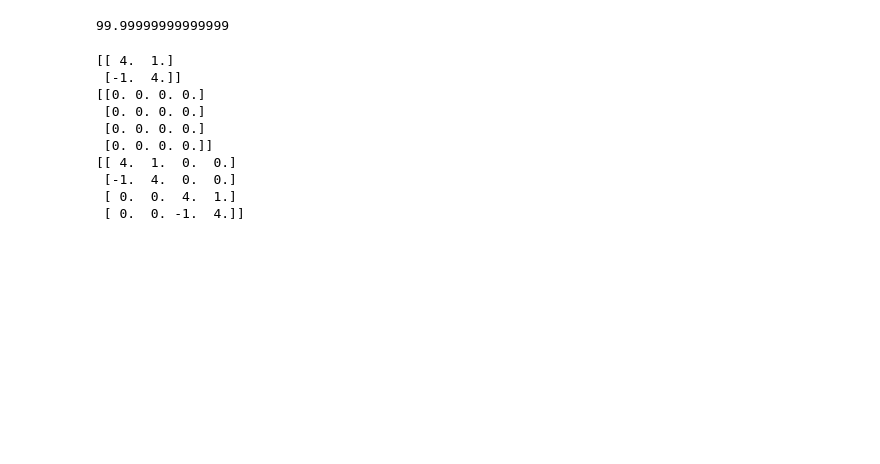
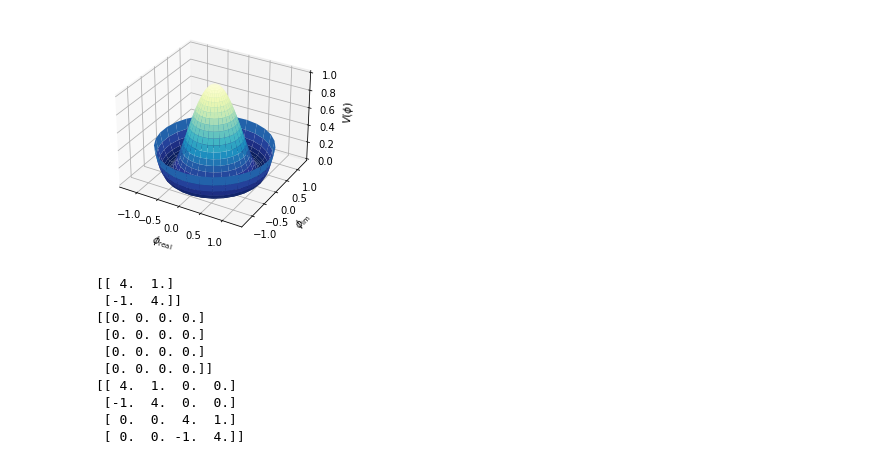
Before and after one commit to E314ling/SOC, a Jupyter notebook: OpenAI.ipynb, the cells around one changed output. Saved outputs shown, nothing was run; the diff lists cells and outputs as text; code cells hidden in the pictures; blank space fills up the shorter version.

```diff
--- a/OpenAI.ipynb
+++ b/OpenAI.ipynb
@@ -7,10 +8,30 @@ from keras import layers, optimizers, losses
 import matplotlib.pyplot as plt
 import time
 from scipy.sparse import diags
-# %%
-10e-2**-2
-# %% [output]
-99.99999999999999
+# %%
+fig = plt.figure()
+ax = fig.add_subplot(projection='3d')
+# Create the mesh in polar coordinates and compute corresponding Z.
+r = np.linspace(0, 1.25, 30)
+p = np.linspace(0, 2*np.pi, 30)
+R, P = np.meshgrid(r, p)
+Z = ((R**2 - 1)**2)
+
+# Express the mesh in the cartesian system.
+X, Y = R*np.cos(P), R*np.sin(P)
+
+# Plot the surface.
+ax.plot_surface(X, Y, Z, cmap=plt.cm.YlGnBu_r)
+
+# Tweak the limits and add latex math labels.
+ax.set_zlim(0, 1)
+ax.set_xlabel(r'$\phi_\mathrm{real}$')
+ax.set_ylabel(r'$\phi_\mathrm{im}$')
+ax.set_zlabel(r'$V(\phi)$')
+
+plt.show()
+# %% [output]
+[figure, added]
 # %%
 
 
```
Also changed, not shown: parts of 1 cell of this notebook, 8 other files.
